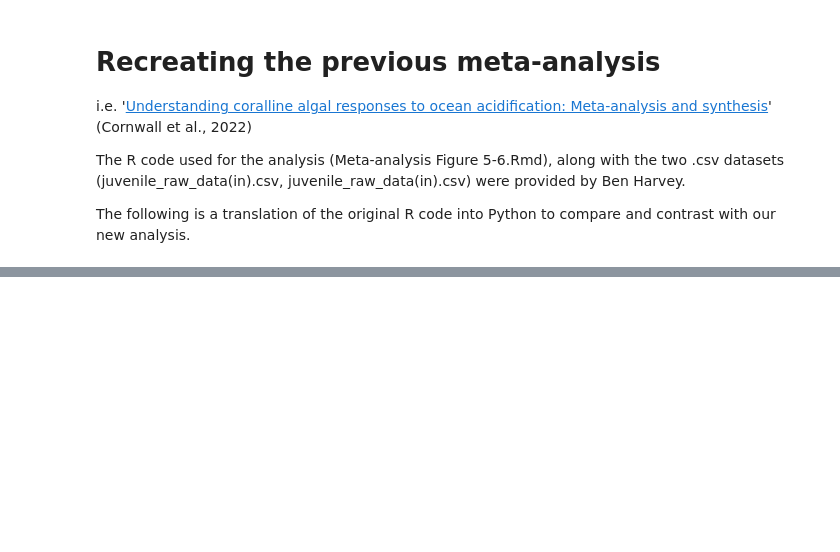
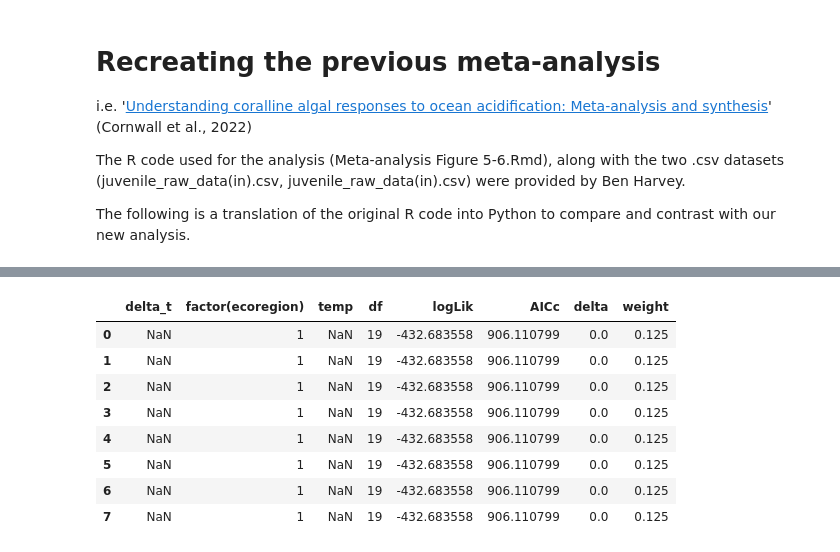
Before and after one commit to orlando-code/calc-rates, a Jupyter notebook: meta_2022/bharvey_recreation.ipynb, the cells around one changed output, grey strips where cells are left out. Saved outputs shown, nothing was run; the diff lists cells and outputs as text; code cells hidden in the pictures; blank space fills up the shorter version.

```diff
--- a/meta_2022/bharvey_recreation.ipynb
+++ b/meta_2022/bharvey_recreation.ipynb
@@ -158,0 +315,13 @@ null_model_py
+# %%
+# view dredge_result
+pd.DataFrame(dredge_df)
+# %% [output]
+|  | delta_t | factor(ecoregion) | temp | df | logLik | AICc | delta | weight |
+| 0 | NaN | 1 | NaN | 19 | -432.683558 | 906.110799 | 0.0 | 0.125 |
+| 1 | NaN | 1 | NaN | 19 | -432.683558 | 906.110799 | 0.0 | 0.125 |
+| 2 | NaN | 1 | NaN | 19 | -432.683558 | 906.110799 | 0.0 | 0.125 |
+| 3 | NaN | 1 | NaN | 19 | -432.683558 | 906.110799 | 0.0 | 0.125 |
+| 4 | NaN | 1 | NaN | 19 | -432.683558 | 906.110799 | 0.0 | 0.125 |
+| 5 | NaN | 1 | NaN | 19 | -432.683558 | 906.110799 | 0.0 | 0.125 |
+| 6 | NaN | 1 | NaN | 19 | -432.683558 | 906.110799 | 0.0 | 0.125 |
+| 7 | NaN | 1 | NaN | 19 | -432.683558 | 906.110799 | 0.0 | 0.125 |
```
Also changed, not shown: parts of 19 cells of this notebook, 2 other files.
